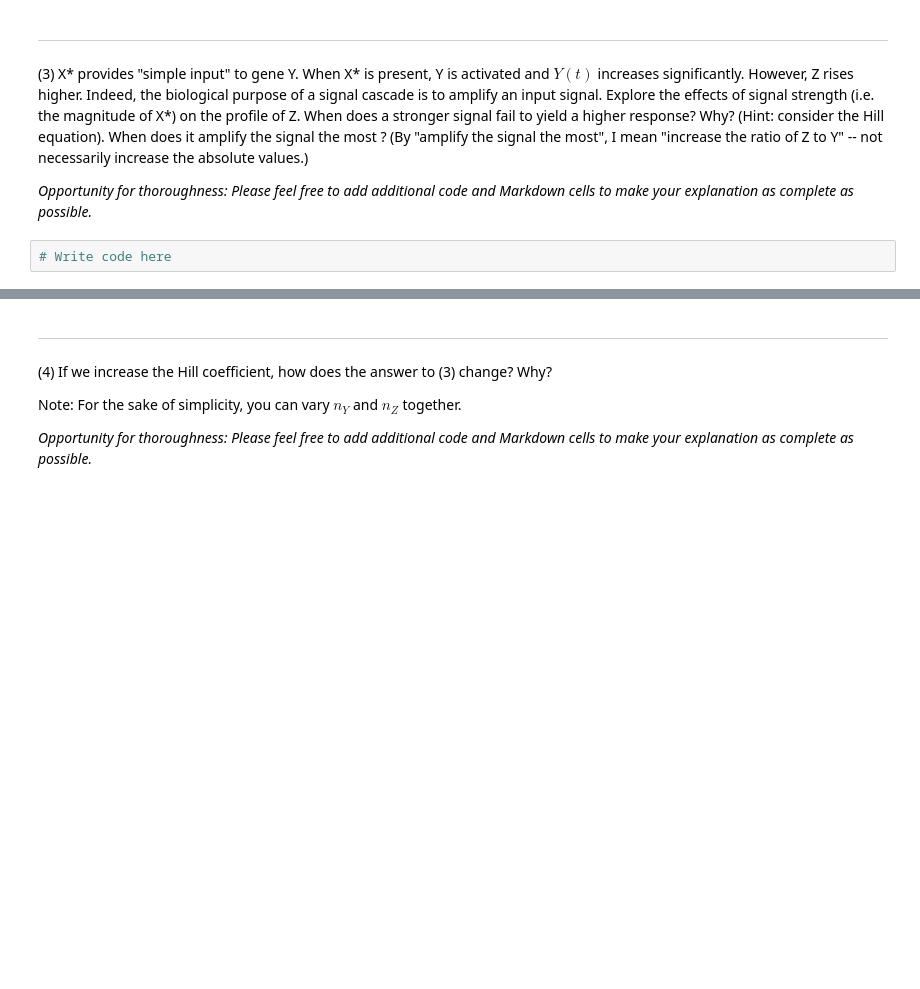
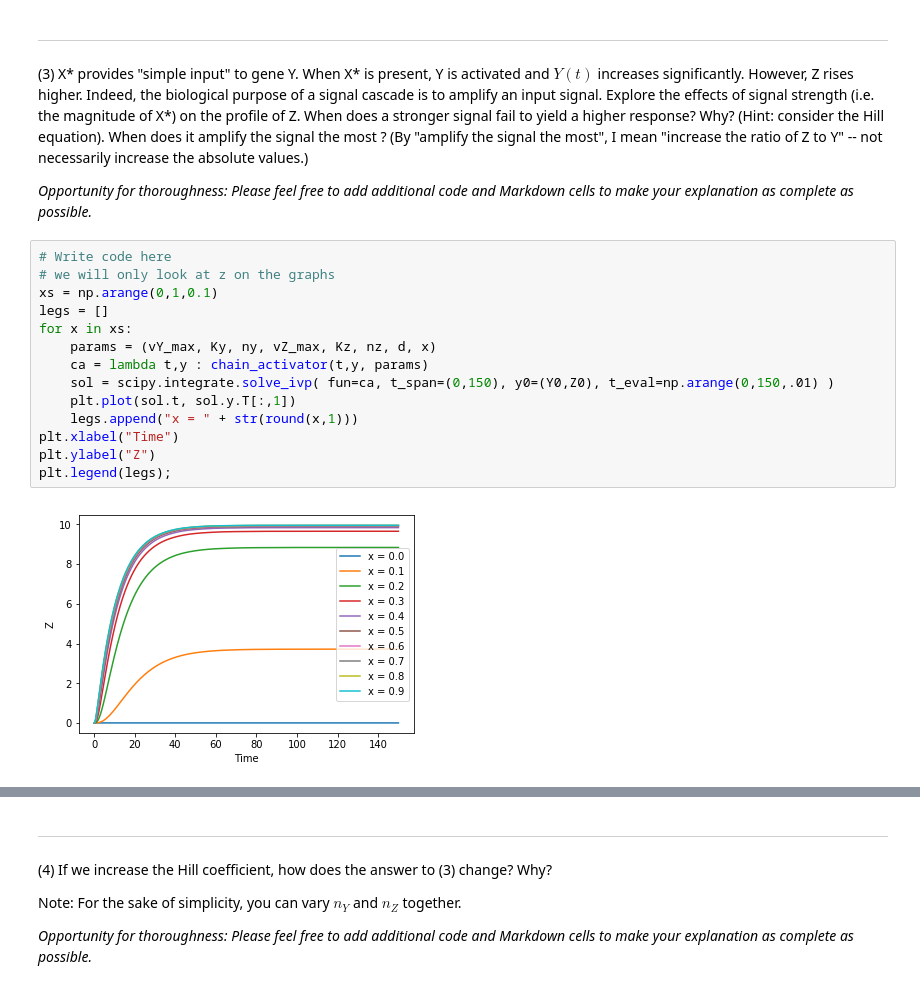
Before and after one commit to hmhwan21/cs341projects, a Jupyter notebook: proj2/Project2.ipynb, the cells around one changed output, grey strips where cells are left out. Drawn from its saved outputs; the diff is of its cells as text; blank space fills up the shorter version.

```diff
--- a/proj2/Project2.ipynb
+++ b/proj2/Project2.ipynb
@@ -99,5 +106,19 @@ plt.plot(sol2.t, sol2.y.T)
 (3) X\* provides "simple input" to gene Y. When X\* is present, Y is activated and $Y(t)$ increases significantly. However, Z rises higher. Indeed, the biological purpose of a signal cascade is to amplify an input signal. Explore the effects of signal strength (i.e. the magnitude of X\*) on the profile of Z. When does a stronger signal fail to yield a higher response? Why? (Hint: consider the Hill equation). When does it amplify the signal the most ? (By "amplify the signal the most", I mean "increase the ratio of Z to Y" -- not necessarily increase the absolute values.)
 
 *Opportunity for thoroughness: Please feel free to add additional code and Markdown cells to make your explanation as complete as possible.*
-# %%
-# Write code here
+# %%
+# Write code here
+# we will only look at z on the graphs
+xs = np.arange(0,1,0.1)
+legs = []
+for x in xs:
+    params = (vY_max, Ky, ny, vZ_max, Kz, nz, d, x)
+    ca = lambda t,y : chain_activator(t,y, params)
+    sol = scipy.integrate.solve_ivp( fun=ca, t_span=(0,150), y0=(Y0,Z0), t_eval=np.arange(0,150,.01) )
+    plt.plot(sol.t, sol.y.T[:,1])
+    legs.append("x = " + str(round(x,1)))
+plt.xlabel("Time")
+plt.ylabel("Z")
+plt.legend(legs);
+# %% [output]
+[figure, added]
```
Also changed, not shown: parts of 9 cells of this notebook.
